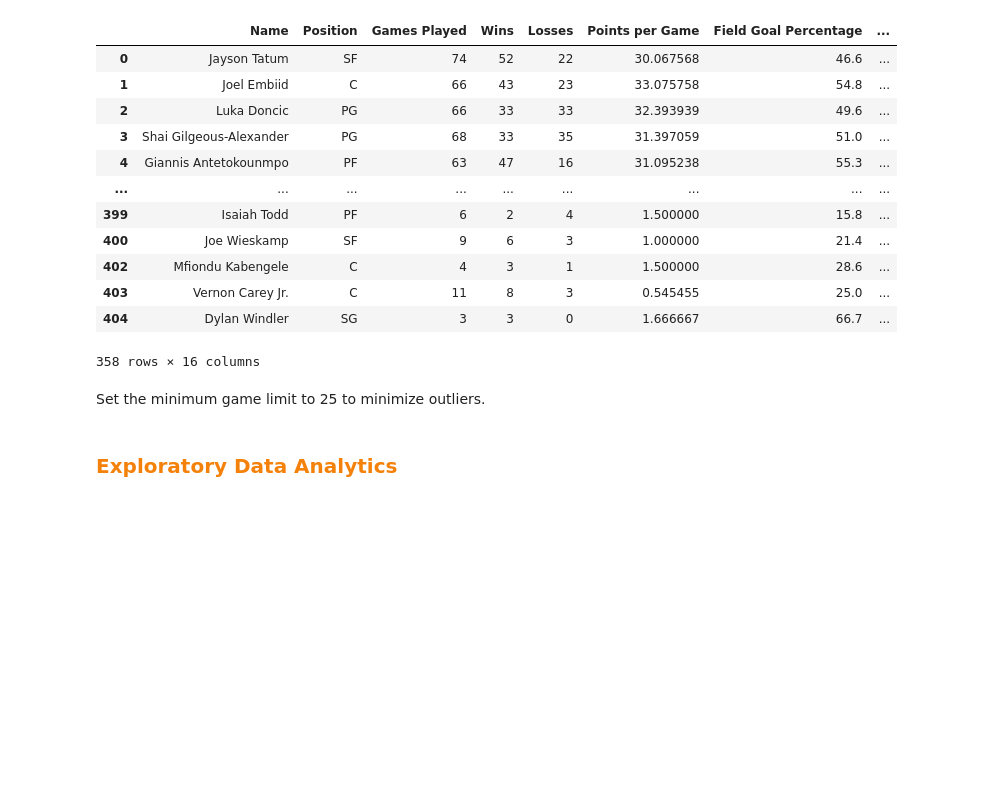
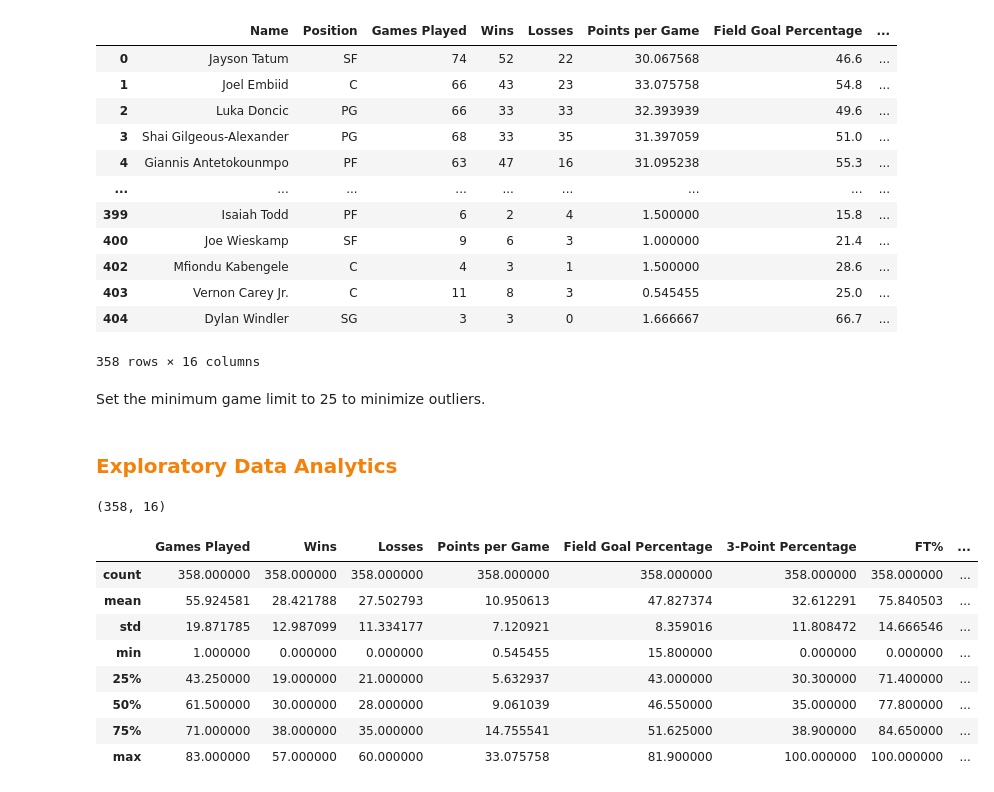
Before and after one commit to ashwanthsridhar/NBA_Position_Classifier, a Jupyter notebook: Analysis.ipynb, the cells around one changed output. Drawn from its saved outputs; the diff is of its cells as text; code cells hidden in the pictures; blank space fills up the shorter version.

```diff
--- a/Analysis.ipynb
+++ b/Analysis.ipynb
@@ -215,3 +215,19 @@ Set the minimum game limit to 25 to minimize outliers.
 <div style="color: #f4810a; font-size: 20px; font-weight: bold;">
 Exploratory Data Analytics
 </div>
+# %%
+df.shape
+# %% [output]
+(358, 16)
+# %%
+df.describe()
+# %% [output]
+|  | Games Played | Wins | Losses | Points per Game | Field Goal Percentage | 3-Point Percentage | FT% | ... |
+| count | 358.000000 | 358.000000 | 358.000000 | 358.000000 | 358.000000 | 358.000000 | 358.000000 | ... |
+| mean | 55.924581 | 28.421788 | 27.502793 | 10.950613 | 47.827374 | 32.612291 | 75.840503 | ... |
+| std | 19.871785 | 12.987099 | 11.334177 | 7.120921 | 8.359016 | 11.808472 | 14.666546 | ... |
+| min | 1.000000 | 0.000000 | 0.000000 | 0.545455 | 15.800000 | 0.000000 | 0.000000 | ... |
+| 25% | 43.250000 | 19.000000 | 21.000000 | 5.632937 | 43.000000 | 30.300000 | 71.400000 | ... |
+| 50% | 61.500000 | 30.000000 | 28.000000 | 9.061039 | 46.550000 | 35.000000 | 77.800000 | ... |
+| 75% | 71.000000 | 38.000000 | 35.000000 | 14.755541 | 51.625000 | 38.900000 | 84.650000 | ... |
+| max | 83.000000 | 57.000000 | 60.000000 | 33.075758 | 81.900000 | 100.000000 | 100.000000 | ... |
```
Also changed, not shown: parts of 1 cell of this notebook.
